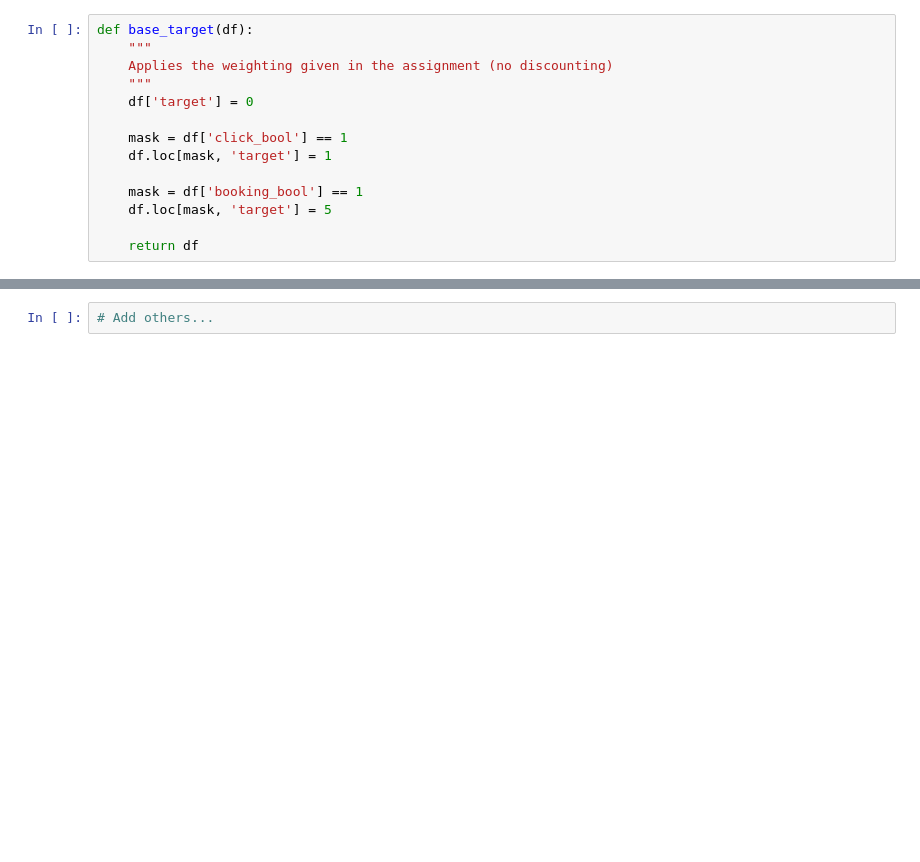
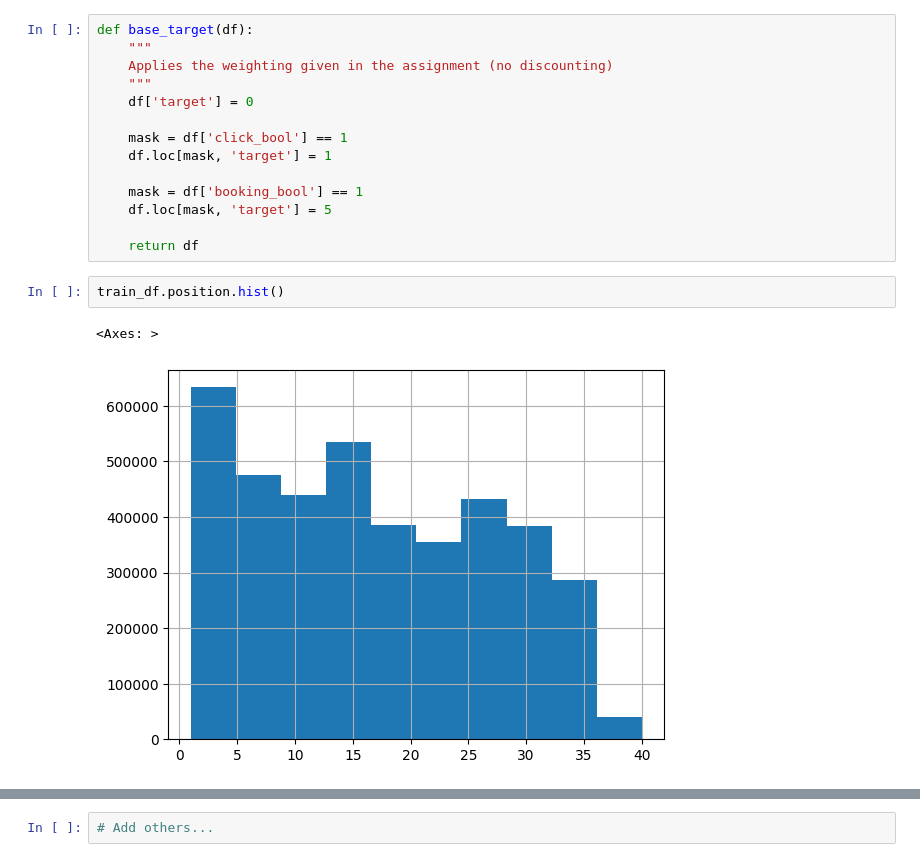
Before and after one commit to Jeniamakarchik/dmt_recom_sys, a Jupyter notebook: lambdaMART.ipynb, the cells around one changed output, grey strips where cells are left out. Cells and saved outputs as stored; diff of their text form; blank space fills up the shorter version.

```diff
--- a/lambdaMART.ipynb
+++ b/lambdaMART.ipynb
@@ -62,3 +66,8 @@ def base_target(df):
     df.loc[mask, 'target'] = 5
 
     return df
+# %%
+train_df.position.hist()
+# %% [output]
+<Axes: >
+[figure, added]
```
Also changed, not shown: parts of 29 cells of this notebook, 1 other file.
